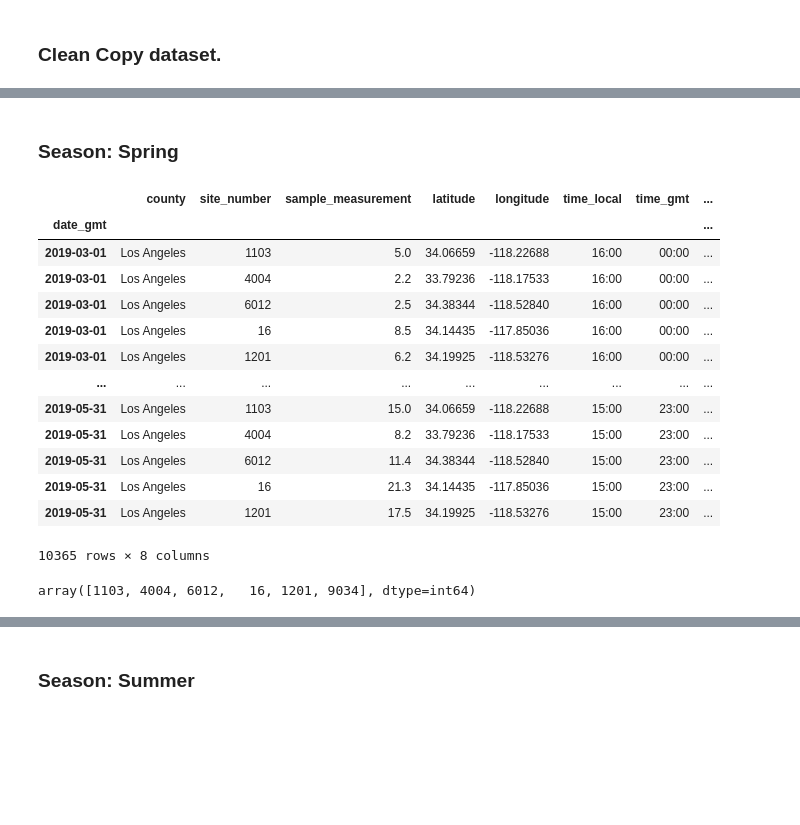
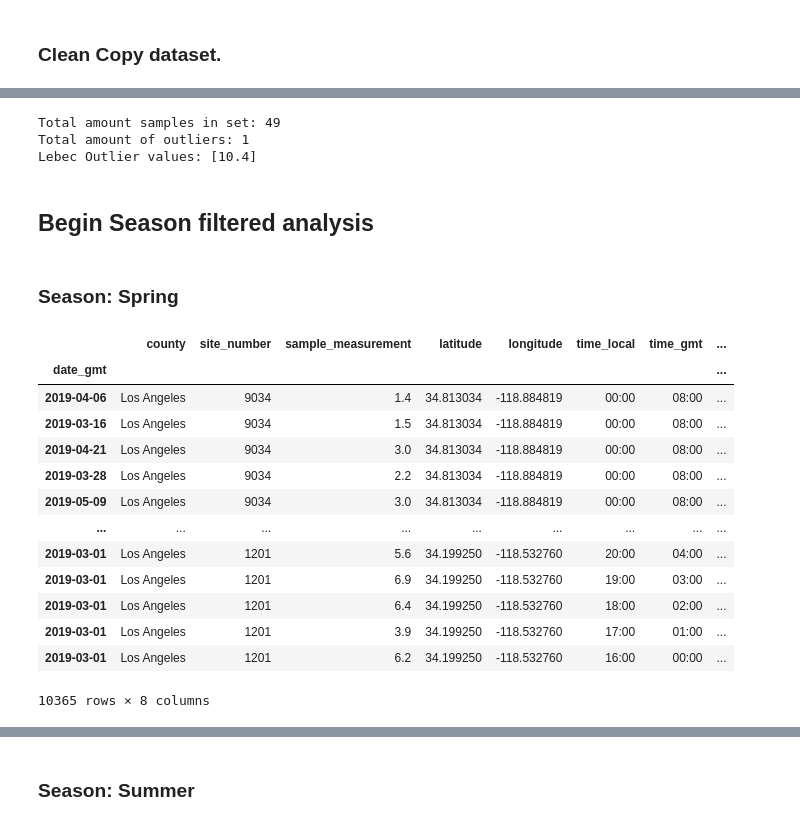
Before and after one commit to wetseng/air-pollution-analysis, a Jupyter notebook: Seasonal_State_County.ipynb, the cells around one changed output, grey strips where cells are left out. Saved outputs shown, nothing was run; the diff lists cells and outputs as text; code cells hidden in the pictures; blank space fills up the shorter version.

Commit message:
Updated seasonal notebook

```diff
--- a/Seasonal_State_County.ipynb
+++ b/Seasonal_State_County.ipynb
@@ -41,7 +33,7 @@ ca_la_df = pd.read_csv("./csv_data/california_data.csv")
 assert ca_la_df['state'][0] == 'California'
 # %%
 # Make copy before filtering
-california_filtered_df = california_df.copy()
+california_filtered_df = ca_la_df.copy()
 # %% [markdown]
 ### Clean dataset.
 # %%
@@ -65,25 +357,34 @@ ca_la_clean_data = california_filtered_df.copy()
+# %%
+# Lebec, CA (9034) Outliers
+Lebec_annual_outliers = bp["fliers"][5].get_data()[1]
+Lebec_annual_outliers.sort(axis=-1, kind='quicksort', order=None)
+print(f'Total amount samples in set: {len(site_9034_measurements)}')
+print(f'Total amount of outliers: {len(Lebec_annual_outliers)}')
+print(f'Lebec Outlier values: {Lebec_annual_outliers}')
+# %% [output]
+Total amount samples in set: 49
+Total amount of outliers: 1
+Lebec Outlier values: [10.4]
+# %% [markdown]
+## Begin Season filtered analysis
 # %% [markdown]
 ### Season: Spring
 # %%
 # Sort by date_gmt and time_gmt
-spring_ca_la = ca_la_clean_data['2019-03-01':'2019-05-31'].sort_values(["date_gmt", "time_gmt"])
+spring_ca_la = ca_la_clean_data['2019-03-01':'2019-05-31']
 spring_ca_la
 # %% [output]
 |  | county | site_number | sample_measurement | latitude | longitude | time_local | time_gmt | ... |
 | date_gmt |  |  |  |  |  |  |  | ... |
-| 2019-03-01 | Los Angeles | 1103 | 5.0 | 34.06659 | -118.22688 | 16:00 | 00:00 | ... |
-| 2019-03-01 | Los Angeles | 4004 | 2.2 | 33.79236 | -118.17533 | 16:00 | 00:00 | ... |
-| 2019-03-01 | Los Angeles | 6012 | 2.5 | 34.38344 | -118.52840 | 16:00 | 00:00 | ... |
-| 2019-03-01 | Los Angeles | 16 | 8.5 | 34.14435 | -117.85036 | 16:00 | 00:00 | ... |
-| 2019-03-01 | Los Angeles | 1201 | 6.2 | 34.19925 | -118.53276 | 16:00 | 00:00 | ... |
+| 2019-04-06 | Los Angeles | 9034 | 1.4 | 34.813034 | -118.884819 | 00:00 | 08:00 | ... |
+| 2019-03-16 | Los Angeles | 9034 | 1.5 | 34.813034 | -118.884819 | 00:00 | 08:00 | ... |
+| 2019-04-21 | Los Angeles | 9034 | 3.0 | 34.813034 | -118.884819 | 00:00 | 08:00 | ... |
+| 2019-03-28 | Los Angeles | 9034 | 2.2 | 34.813034 | -118.884819 | 00:00 | 08:00 | ... |
+| 2019-05-09 | Los Angeles | 9034 | 3.0 | 34.813034 | -118.884819 | 00:00 | 08:00 | ... |
 | ... | ... | ... | ... | ... | ... | ... | ... | ... |
-| 2019-05-31 | Los Angeles | 1103 | 15.0 | 34.06659 | -118.22688 | 15:00 | 23:00 | ... |
-| 2019-05-31 | Los Angeles | 4004 | 8.2 | 33.79236 | -118.17533 | 15:00 | 23:00 | ... |
-| 2019-05-31 | Los Angeles | 6012 | 11.4 | 34.38344 | -118.52840 | 15:00 | 23:00 | ... |
-| 2019-05-31 | Los Angeles | 16 | 21.3 | 34.14435 | -117.85036 | 15:00 | 23:00 | ... |
-| 2019-05-31 | Los Angeles | 1201 | 17.5 | 34.19925 | -118.53276 | 15:00 | 23:00 | ... |
+| 2019-03-01 | Los Angeles | 1201 | 5.6 | 34.199250 | -118.532760 | 20:00 | 04:00 | ... |
+| 2019-03-01 | Los Angeles | 1201 | 6.9 | 34.199250 | -118.532760 | 19:00 | 03:00 | ... |
+| 2019-03-01 | Los Angeles | 1201 | 6.4 | 34.199250 | -118.532760 | 18:00 | 02:00 | ... |
+| 2019-03-01 | Los Angeles | 1201 | 3.9 | 34.199250 | -118.532760 | 17:00 | 01:00 | ... |
+| 2019-03-01 | Los Angeles | 1201 | 6.2 | 34.199250 | -118.532760 | 16:00 | 00:00 | ... |
 10365 rows × 8 columns
-# %%
-spring_ca_la['site_number'].unique()
-# %% [output]
-array([1103, 4004, 6012,   16, 1201, 9034], dtype=int64)
```
Also changed, not shown: parts of 69 cells of this notebook, 4 other files.
